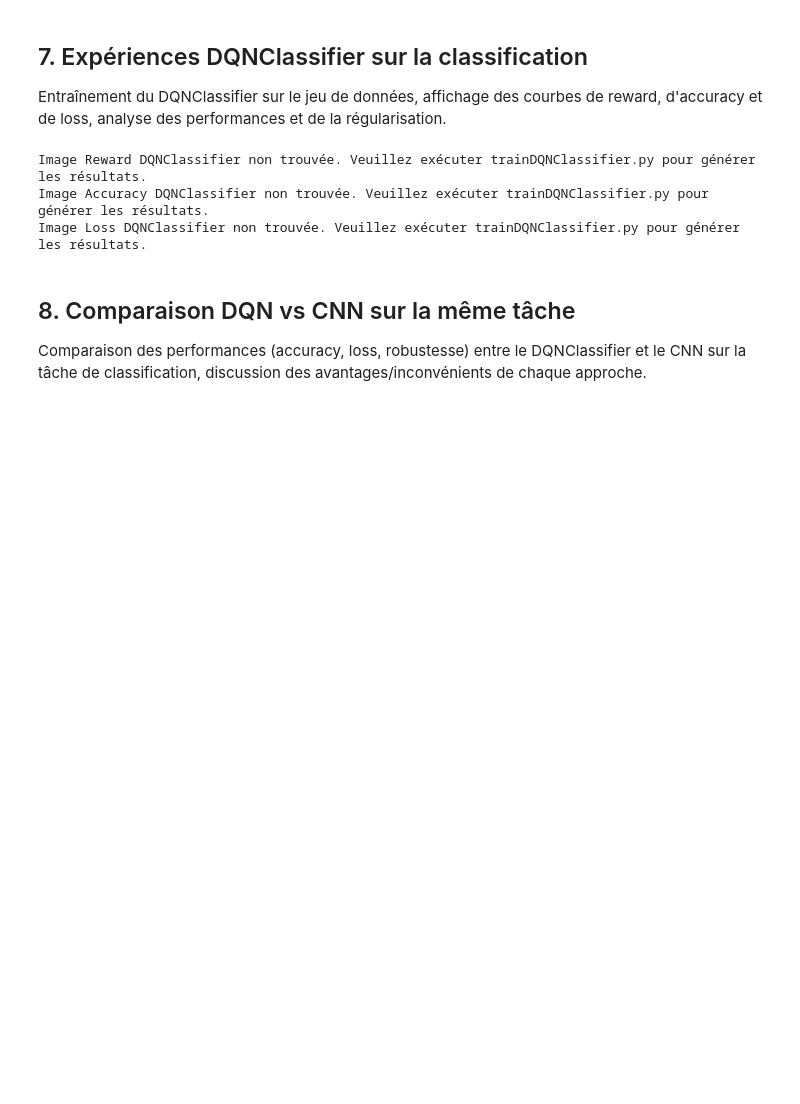
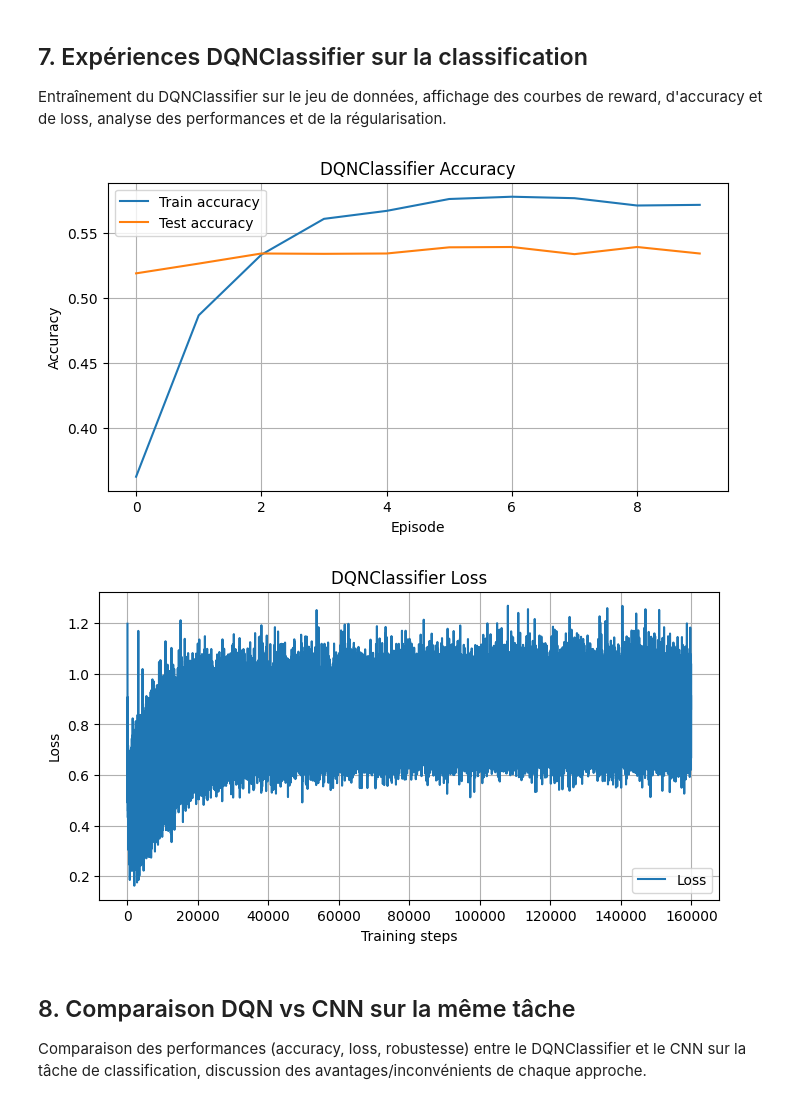
Before and after one commit to Manon-LV/MiniProjet, a Jupyter notebook: mini_projet_final_report.ipynb, the cells around one changed output. Cells and saved outputs as stored; diff of their text form; code cells hidden in the pictures; blank space fills up the shorter version.

```diff
--- a/mini_projet_final_report.ipynb
+++ b/mini_projet_final_report.ipynb
@@ -199,24 +291,39 @@ Image Accuracy CNN non trouvée. Veuillez exécuter trainCNN.py pour générer l
 
 Entraînement du DQNClassifier sur le jeu de données, affichage des courbes de reward, d'accuracy et de loss, analyse des performances et de la régularisation.
 # %%
-# Affichage des courbes DQNClassifier (reward, accuracy, loss)
-img_reward = os.path.join('..', 'results', '01', 'dqnclassifier_reward.png')
-img_acc = os.path.join('..', 'results', '01', 'dqnclassifier_accuracy.png')
-img_loss = os.path.join('..', 'results', '01', 'dqnclassifier_loss.png')
+# Affichage des courbes DQNClassifier (accuracy, test accuracy, loss)
+import numpy as np
+import matplotlib.pyplot as plt
+import os
 
-for img_path, title in zip([img_reward, img_acc, img_loss], ["Reward DQNClassifier", "Accuracy DQNClassifier", "Loss DQNClassifier"]):
-    if os.path.exists(img_path):
-        img = Image.open(img_path)
-        plt.imshow(img)
-        plt.axis('off')
-        plt.title(title)
-        plt.show()
-    else:
-        print(f"Image {title} non trouvée. Veuillez exécuter trainDQNClassifier.py pour générer les résultats.")
+base_path = os.path.join('results', '03')
+
+# Accuracy
+train_acc = np.load(os.path.join(base_path, 'dqnclassifier_train_accuracies.npy'))
+test_acc = np.load(os.path.join(base_path, 'dqnclassifier_test_accuracies.npy'))
+plt.figure(figsize=(8,4))
+plt.plot(train_acc, label='Train accuracy')
+plt.plot(test_acc, label='Test accuracy')
+plt.xlabel('Episode')
+plt.ylabel('Accuracy')
+plt.title('DQNClassifier Accuracy')
+plt.legend()
+plt.grid(True)
+plt.show()
+
+# Loss
+losses = np.load(os.path.join(base_path, 'dqnclassifier_losses.npy'))
+plt.figure(figsize=(8,4))
+plt.plot(losses, label='Loss')
+plt.xlabel('Training steps')
+plt.ylabel('Loss')
+plt.title('DQNClassifier Loss')
+plt.legend()
+plt.grid(True)
+plt.show()
 # %% [output]
-Image Reward DQNClassifier non trouvée. Veuillez exécuter trainDQNClassifier.py pour générer les résultats.
-Image Accuracy DQNClassifier non trouvée. Veuillez exécuter trainDQNClassifier.py pour générer les résultats.
-Image Loss DQNClassifier non trouvée. Veuillez exécuter trainDQNClassifier.py pour générer les résultats.
+[figure, added]
+[figure, added]
 # %% [markdown]
 ## 8. Comparaison DQN vs CNN sur la même tâche
 
```
Also changed, not shown: parts of 4 cells of this notebook, 13 other files.
